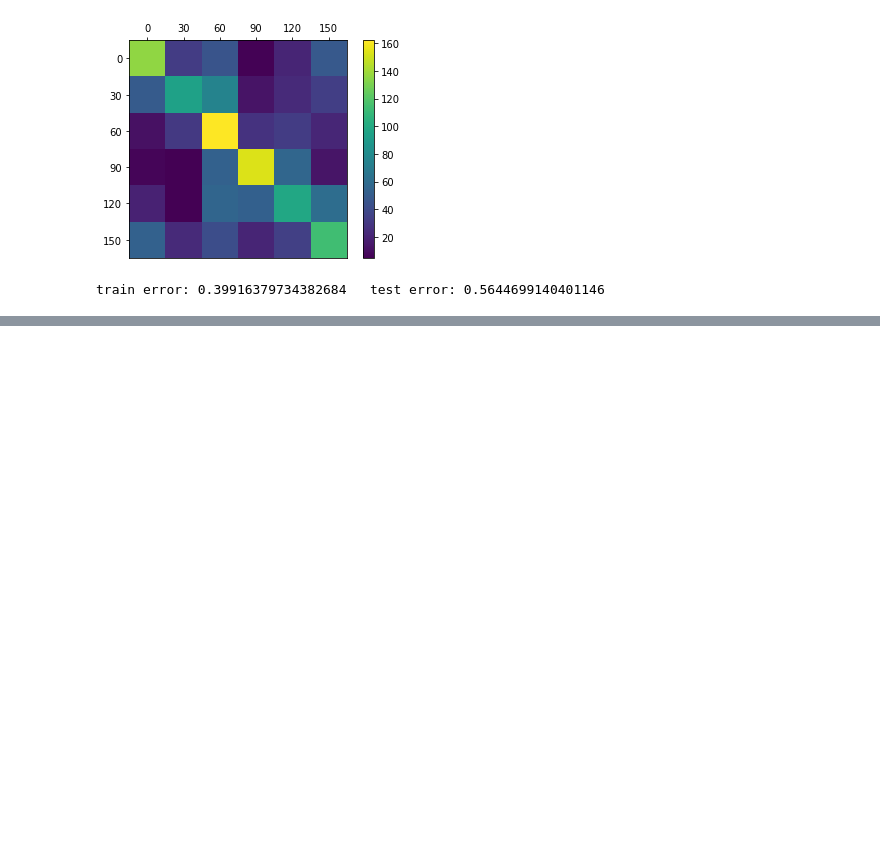
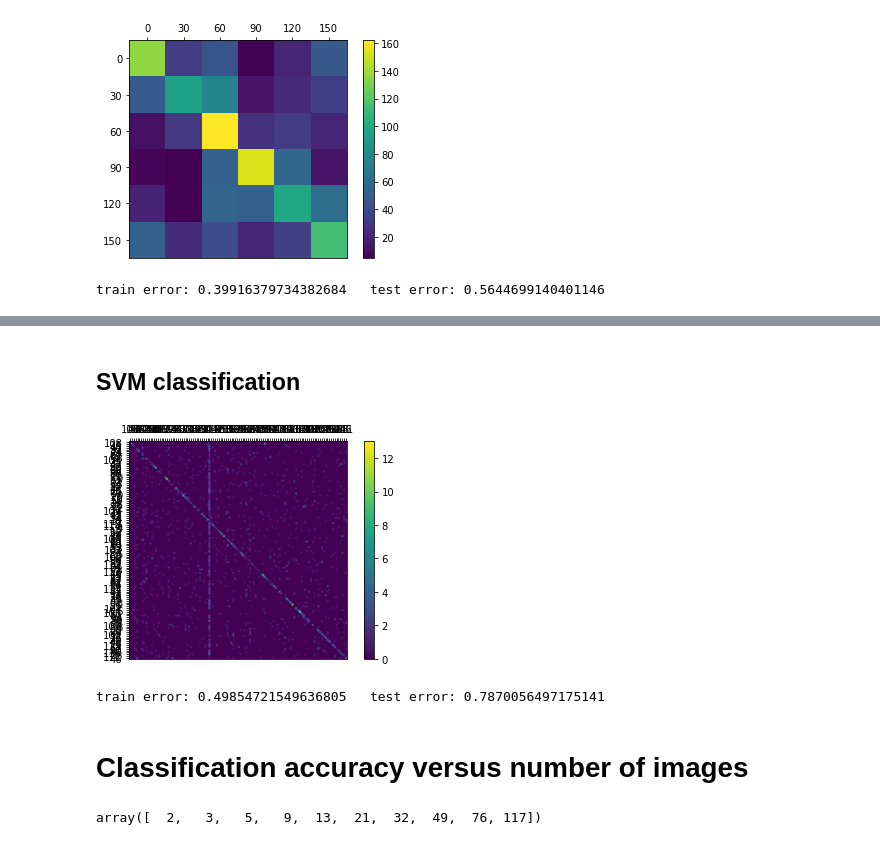
Before and after one commit to AlexTMallen/spectral-spectrum-sparse-analysis, a Jupyter notebook: allenSDK/visual_coding.ipynb, the cells around one changed output, grey strips where cells are left out. Saved outputs shown, nothing was run; the diff lists cells and outputs as text; code cells hidden in the pictures; blank space fills up the shorter version.

```diff
--- a/allenSDK/visual_coding.ipynb
+++ b/allenSDK/visual_coding.ipynb
@@ -490,0 +627,15 @@ train error: 0.39916379734382684   test error: 0.5644699140401146
+# %% [markdown]
+## SVM classification
+# %%
+train_err, err = svm_evaluate(train, test, labels, train_idxs, test_idxs, label_set)
+print("train error:", train_err, "  test error:", err)
+# %% [output]
+[figure, added]
+train error: 0.49854721549636805   test error: 0.7870056497175141
+# %% [markdown]
+# Classification accuracy versus number of images
+# %%
+nums_included = np.logspace(0.4, 2.07, 10, base=10).astype(int)
+nums_included
+# %% [output]
+array([  2,   3,   5,   9,  13,  21,  32,  49,  76, 117])
```
Also changed, not shown: parts of 24 cells of this notebook.
